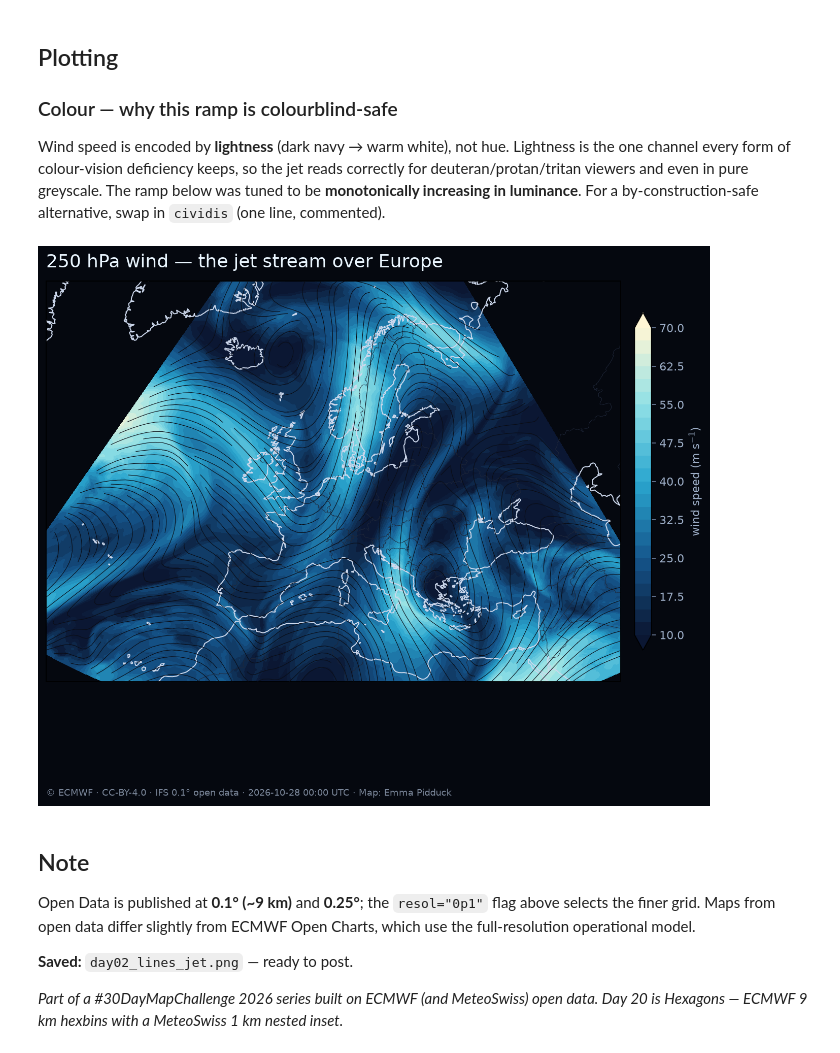
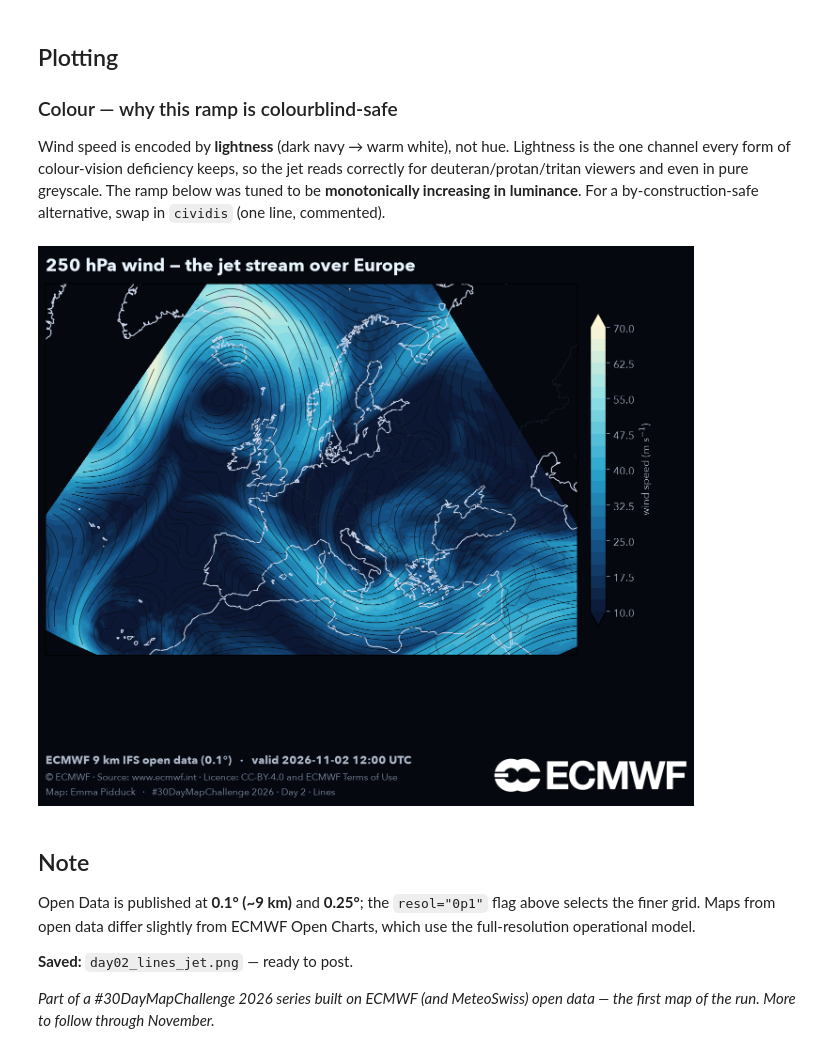
Before and after one commit to piddy376/30dmc2026, a Jupyter notebook: day02_lines_jet.ipynb, the cells around one changed output. Saved outputs shown, nothing was run; the diff lists cells and outputs as text; code cells hidden in the pictures.

Commit message:
Day 2 (Lines): 2 Nov forecast render, ECMWF logo + disclaimer, full attribution & tool links

```diff
--- a/day02_lines_jet.ipynb
+++ b/day02_lines_jet.ipynb
@@ -143,42 +155,57 @@ JET = LinearSegmentedColormap.from_list(
 # Accessibility-purist alternative:
 # JET = plt.get_cmap("cividis")
 # %%
-BG = "#05080f"
+# ---- styling: smoother type + series-consistent dark theme ----
+import matplotlib.image as mpimg
+plt.rcParams["font.family"] = "sans-serif"
+plt.rcParams["font.sans-serif"] = ["Avenir Next", "Helvetica Neue", "Arial", "DejaVu Sans"]
+
+BG, INK, SUB, MUT, AUTHOR = "#05080f", "#eaf6ff", "#aeb9ca", "#8695ac", "Emma Pidduck"
 proj = ccrs.LambertConformal(central_longitude=10, central_latitude=52,
                              standard_parallels=(35, 65))
 tp = dict(transform=ccrs.PlateCarree())
 
 fig = plt.figure(figsize=(11, 9), dpi=160)
 fig.patch.set_facecolor(BG)
 ax = plt.axes(projection=proj)
 ax.set_extent(REGION, crs=ccrs.PlateCarree())
 ax.set_facecolor(BG)
 
 # isotach glow
 cf = ax.contourf(lon, lat, speed, levels=np.linspace(10, 70, 25),
                  cmap=JET, extend="both", zorder=0, **tp)
 # geography
 ax.add_feature(cfeature.BORDERS.with_scale("50m"), edgecolor="#20283a", linewidth=0.4, zorder=1)
 ax.add_feature(cfeature.COASTLINE.with_scale("50m"), edgecolor="#cdd8ec", linewidth=0.9, zorder=2)
 # the flow itself
 ax.streamplot(lon, lat, u, v, color="#0a0d16", density=2.4,
               linewidth=0.5, arrowstyle="-", zorder=3, **tp)
 
 cb = fig.colorbar(cf, ax=ax, shrink=0.6, pad=0.02, label="wind speed (m s$^{-1}$)")
-cb.ax.yaxis.label.set_color("#9fb0c9"); cb.ax.tick_params(colors="#6d7c99")
-plt.setp(plt.getp(cb.ax, "yticklabels"), color="#9fb0c9")
+cb.ax.yaxis.label.set_color(SUB); cb.ax.tick_params(colors=MUT)
+plt.setp(plt.getp(cb.ax, "yticklabels"), color=SUB)
 
 ax.set_title("250 hPa wind — the jet stream over Europe",
-             color="#eaf6ff", fontsize=16, loc="left", pad=12)
+             color=INK, fontsize=17, loc="left", pad=12, fontweight="bold")
 
-fig.text(0.125, 0.065,
-         f"© ECMWF · CC-BY-4.0 · IFS 0.1° open data · {VALID} · Map: Emma Pidduck",
-         color="#7a8699", fontsize=8)
+# ---- footer: two lines, larger + brighter, with ECMWF logo ----
+fig.text(0.125, 0.060, f"ECMWF 9 km IFS open data (0.1\u00b0)   \u00b7   valid {VALID}",
+         color=SUB, fontsize=11, fontweight="bold")
+fig.text(0.125, 0.036, "\u00a9 ECMWF \u00b7 Source: www.ecmwf.int \u00b7 Licence: CC-BY-4.0 and ECMWF Terms of Use",
+         color=MUT, fontsize=9)
+fig.text(0.125, 0.014, f"Map: {AUTHOR}   \u00b7   #30DayMapChallenge 2026 \u00b7 Day 2 \u00b7 Lines",
+         color=MUT, fontsize=9)
+
+logo = "assets/ECMWF_Core_Logo_WHITE.png"
+if os.path.exists(logo):
+    img = mpimg.imread(logo); ar = img.shape[1] / img.shape[0]
+    h = 0.05; w = h * ar * (fig.get_figheight() / fig.get_figwidth())
+    la = fig.add_axes([0.90 - w, 0.018, w, h]); la.imshow(img); la.axis("off")
 
 fig.savefig("day02_lines_jet.png", facecolor=fig.get_facecolor(), bbox_inches="tight")
 plt.show()
 # %% [output]
-[figure, old version]
+[figure, new version]
 # %% [markdown]
 ## Note
 
@@ -188,5 +215,5 @@ use the full-resolution operational model.
 
 **Saved:** `day02_lines_jet.png` — ready to post.
 
-*Part of a #30DayMapChallenge 2026 series built on ECMWF (and MeteoSwiss) open data.
-Day 20 is Hexagons — ECMWF 9 km hexbins with a MeteoSwiss 1 km nested inset.*
+*Part of a #30DayMapChallenge 2026 series built on ECMWF (and MeteoSwiss) open data —
+the first map of the run. More to follow through November.*
```
Also changed, not shown: parts of 4 cells of this notebook, 4 other files.
